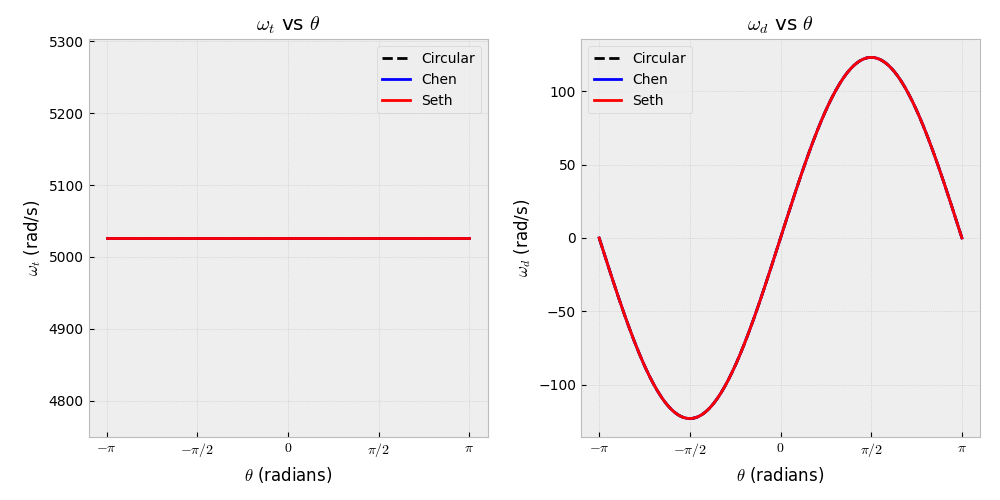
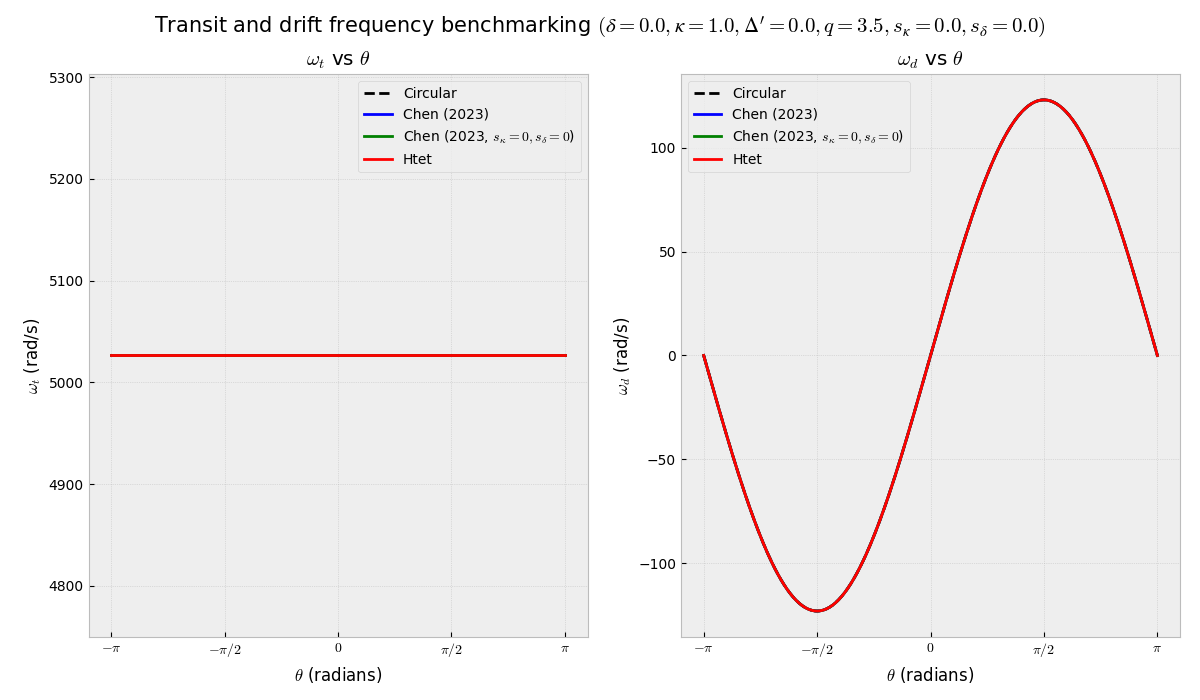
Code edit (unified diff) that turned the first committed figure into the second:
--- before
+++ after
@@ -4,13 +4,15 @@
 
 theta = np.linspace(-np.pi, np.pi, 300);
-fig, (ax1, ax2) = plt.subplots(1, 2, figsize=(10, 5));
+fig, (ax1, ax2) = plt.subplots(1, 2, figsize = (12, 7));
 
 # Initial dummy data.
 line_transit_circular, = ax1.plot([], [], "k--", label = "Circular");
-line_transit_chen, = ax1.plot([], [], "b-", label = "Chen");
-line_transit_seth, = ax1.plot([], [], "r-", label = "Seth")
+line_transit_chen, = ax1.plot([], [], "b-", label = "Chen (2023)");
+line_transit_chen_no_shear, = ax1.plot([], [], "g-", label = r"Chen (2023, $s_\kappa = 0, s_\delta = 0$)");
+line_transit_seth, = ax1.plot([], [], "r-", label = "Htet")
 line_drift_circular, = ax2.plot([], [], "k--", label = "Circular");
-line_drift_chen, = ax2.plot([], [], "b-", label = "Chen");
-line_drift_seth, = ax2.plot([], [], "r-", label = "Seth");
+line_drift_chen, = ax2.plot([], [], "b-", label = "Chen (2023)");
+line_drift_chen_no_shear, = ax2.plot([], [], "g-", label = r"Chen (2023, $s_\kappa = 0, s_\delta = 0$)");
+line_drift_seth, = ax2.plot([], [], "r-", label = "Htet");
 
 for ax in [ax1, ax2]:
@@ -26,4 +28,5 @@
 ax2.set_xlabel(r"$\theta$ (radians)")
 ax2.set_ylabel(r"$\omega_d$ (rad/s)")
+plt.suptitle(fr"Transit and drift frequency benchmarking", fontsize = 15, y = 0.98);
 plt.tight_layout()
 
@@ -37,4 +40,7 @@
 	omega_d_chen = drift_frequency_chen(theta, delta, kappa, Delta_prime, s_kappa, s_delta);
 
+	omega_t_chen_no_shear = transit_frequency_chen(theta, delta, kappa, Delta_prime, s_kappa = 0, s_delta = 0, q = q);
+	omega_d_chen_no_shear = drift_frequency_chen(theta, delta, kappa, Delta_prime, s_kappa = 0, s_delta = 0);
+
 	omega_t_seth = transit_frequency_seth(theta, delta, kappa, Delta_prime, q);
 	omega_d_seth = drift_frequency_seth(theta, delta, kappa, Delta_prime);
@@ -43,7 +49,9 @@
 	line_transit_circular.set_data(theta, omega_t_circular);
 	line_transit_chen.set_data(theta, omega_t_chen);
+	line_transit_chen_no_shear.set_data(theta, omega_t_chen_no_shear);
 	line_transit_seth.set_data(theta, omega_t_seth);
 	line_drift_circular.set_data(theta, omega_d_circular);
 	line_drift_chen.set_data(theta, omega_d_chen);
+	line_drift_chen_no_shear.set_data(theta, omega_d_chen_no_shear);
 	line_drift_seth.set_data(theta, omega_d_seth);
 
@@ -53,4 +61,7 @@
 	ax2.relim();
 	ax2.autoscale_view();
+
+	# Rewrite title.
+	plt.suptitle(fr"Transit and drift frequency benchmarking $(δ = {delta:.1f}, κ = {kappa:.1f}, Δ' = {Delta_prime:.1f}, q = {q:.1f}, s_κ = {s_kappa:.1f}, s_δ = {s_delta:.1f})$", fontsize = 15, y = 0.98);
 
 	# Redraw canvas.

Commit: Errata.